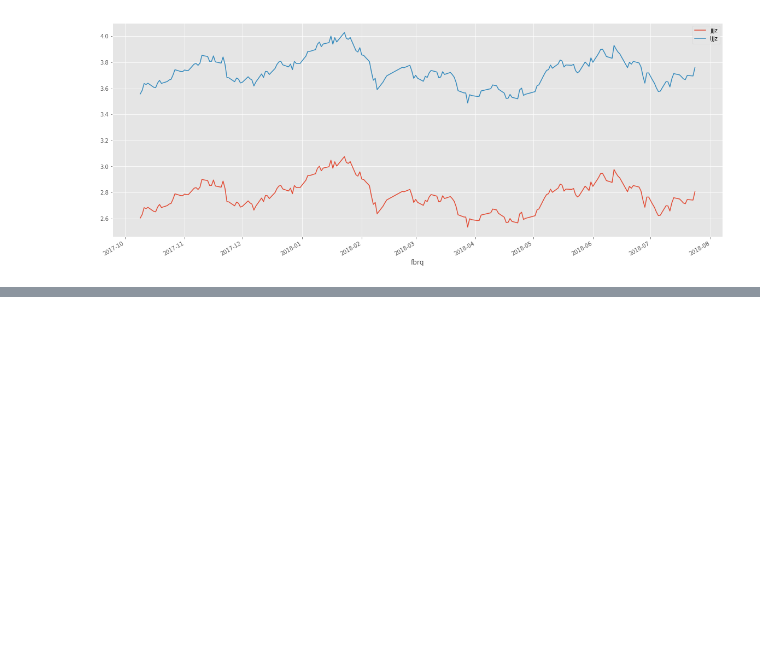
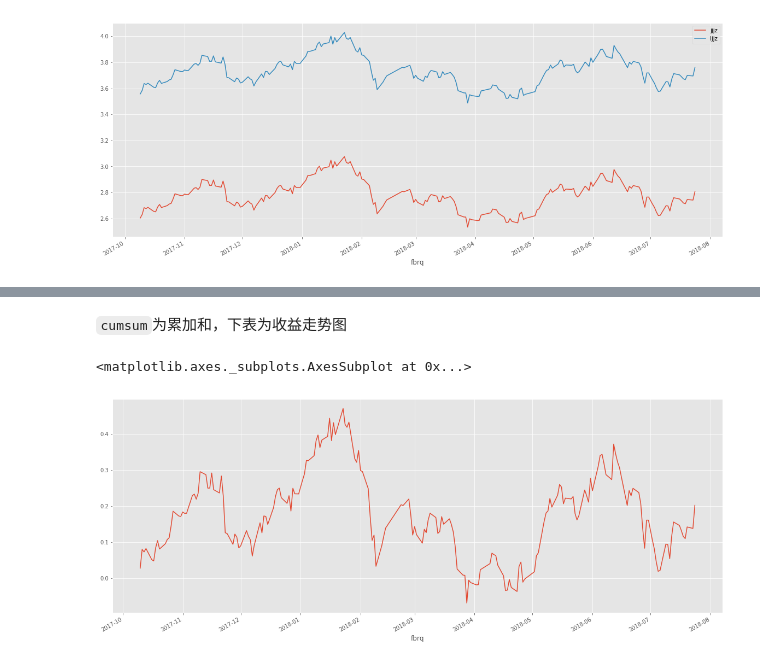
Before and after one commit to twn39/scinotebook, a Jupyter notebook: finance/fund.ipynb, the cells around one changed output, grey strips where cells are left out. Cells and saved outputs as stored; diff of their text form; code cells hidden in the pictures; blank space fills up the shorter version.

```diff
--- a/finance/fund.ipynb
+++ b/finance/fund.ipynb
@@ -55,0 +107,9 @@ result.plot(figsize=(20, 8))
+# %% [markdown]
+`cumsum`为累加和，下表为收益走势图
+# %%
+p_return = period_return.sort_index()
+cumsum_return = p_return.cumsum()
+cumsum_return.plot(figsize=(20,8))
+# %% [output]
+<matplotlib.axes._subplots.AxesSubplot at 0x...>
+[figure, added]
```
Also changed, not shown: parts of 12 cells of this notebook.
